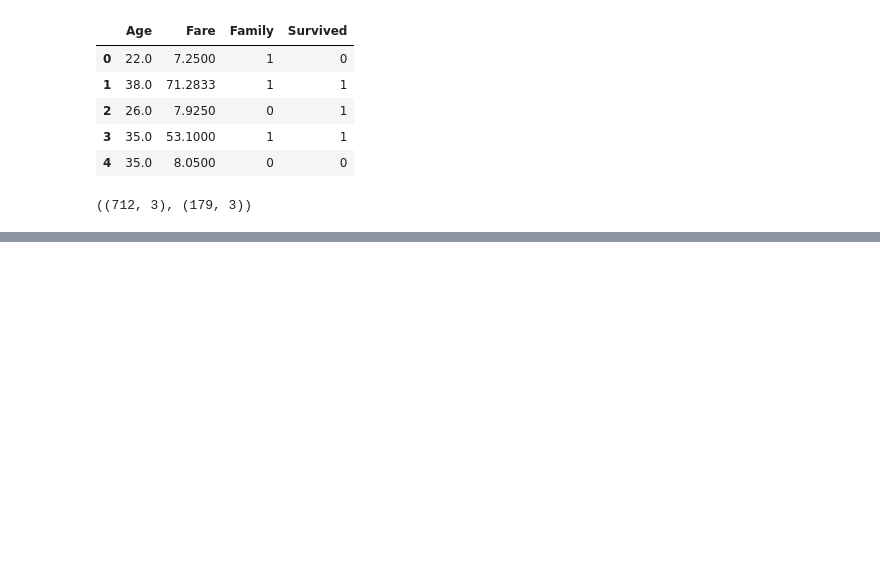
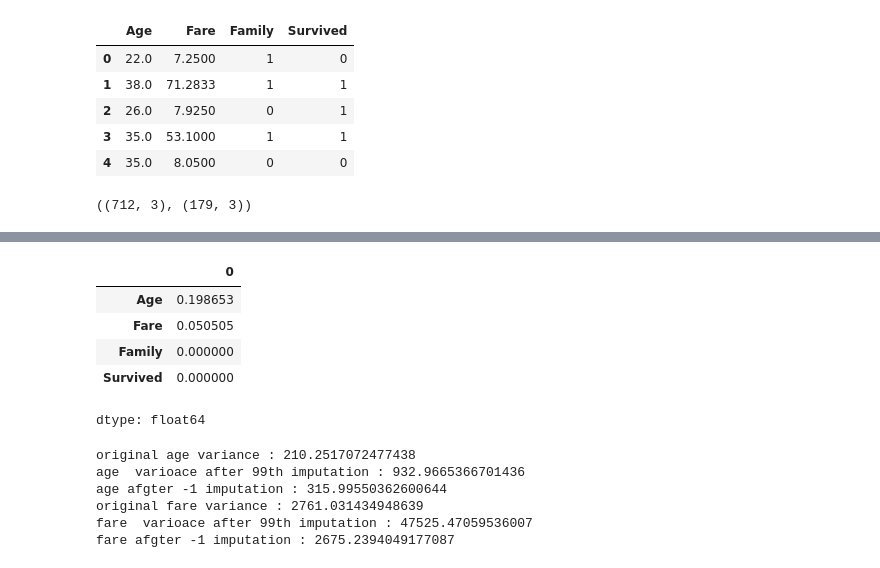
Before and after one commit to Aaaaddddyyyyyyyy/Machine-Learning-repo, a Jupyter notebook: Handling_missing_data.ipynb, the cells around one changed output, grey strips where cells are left out. Cells and saved outputs as stored; diff of their text form; code cells hidden in the pictures; blank space fills up the shorter version.

```diff
--- a/Handling_missing_data.ipynb
+++ b/Handling_missing_data.ipynb
@@ -112,0 +123,2 @@ X_train["Fare_mean"]= X_train["Fare"].fillna(median_age)
+# %%
+df= pd.read_csv("/content/titanic_toy.csv")
@@ -112,0 +134,9 @@ X_train["Fare_mean"]= X_train["Fare"].fillna(median_age)
+# %%
+df.isnull().mean()
+# %% [output]
+|  | 0 |
+| Age | 0.198653 |
+| Fare | 0.050505 |
+| Family | 0.000000 |
+| Survived | 0.000000 |
+dtype: float64
@@ -112,0 +151,15 @@ X_train["Fare_mean"]= X_train["Fare"].fillna(median_age)
+# %%
+print('original age variance :',X_train['Age'].var())
+print('age  varioace after 99th imputation :',X_train['Age_99'].var())
+print('age afgter -1 imputation :',X_train['Age_minus1'].var())
+
+print('original fare variance :',X_train['Fare'].var())
+print('fare  varioace after 99th imputation :',X_train['Fare_999'].var())
+print('fare afgter -1 imputation :',X_train['Fare_minus1'].var())
+# %% [output]
+original age variance : 210.2517072477438
+age  varioace after 99th imputation : 932.9665366701436
+age afgter -1 imputation : 315.99550362600644
+original fare variance : 2761.031434948639
+fare  varioace after 99th imputation : 47525.47059536007
+fare afgter -1 imputation : 2675.2394049177087
```
Also changed, not shown: parts of 7 cells of this notebook.
